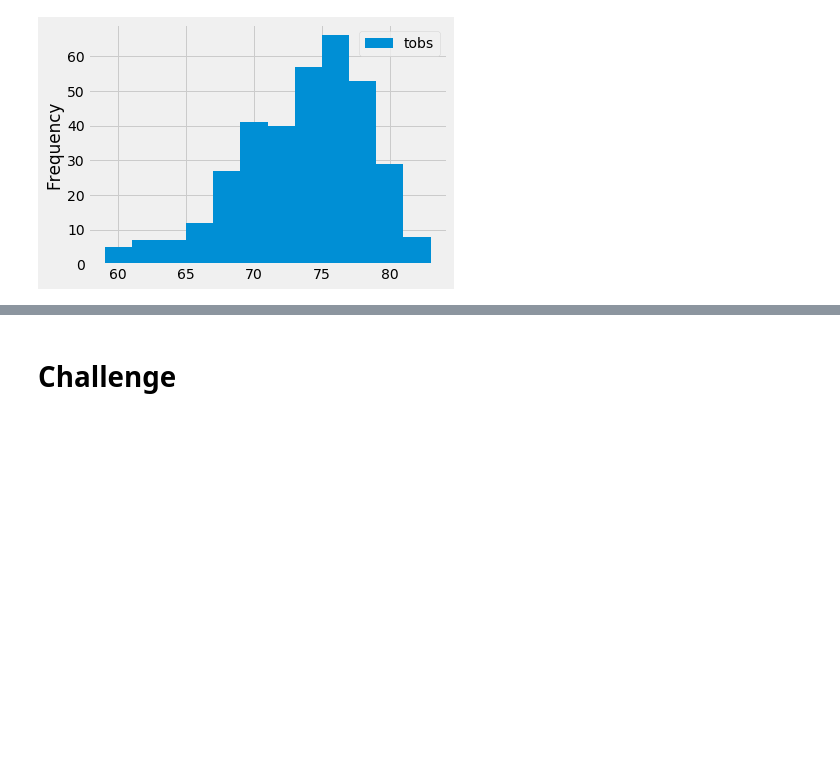
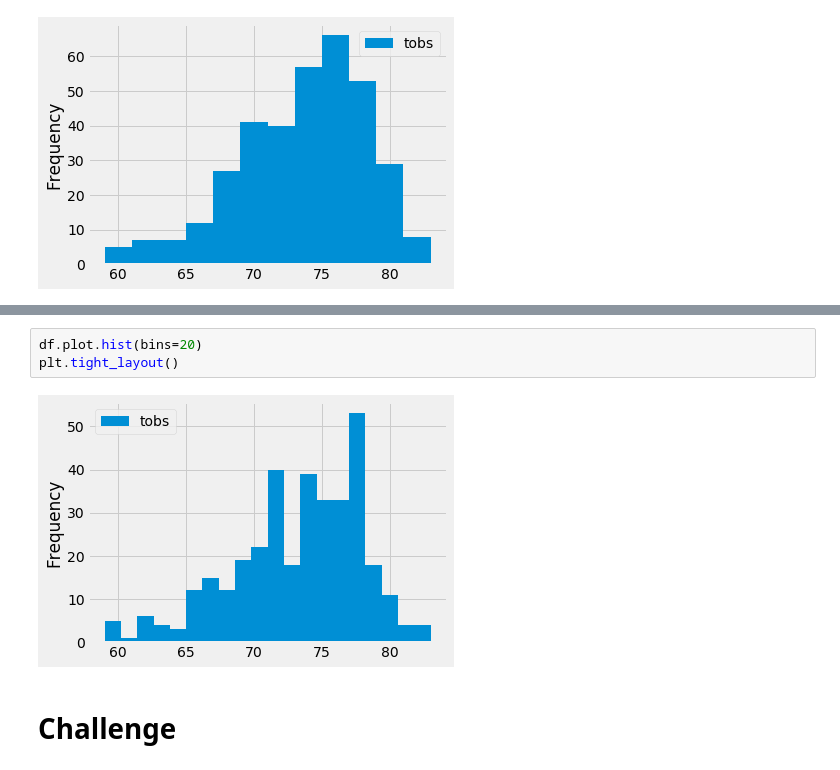
Before and after one commit to WagnerLisaK/Surfs_Up, a Jupyter notebook: climate_analysis.ipynb, the cells around one changed output, grey strips where cells are left out. Drawn from its saved outputs; the diff is of its cells as text; blank space fills up the shorter version.

```diff
--- a/climate_analysis.ipynb
+++ b/climate_analysis.ipynb
@@ -141,2 +146,7 @@ plt.tight_layout()
+# %%
+df.plot.hist(bins=20)
+plt.tight_layout()
+# %% [output]
+[figure, added]
 # %% [markdown]
 # Challenge
```
Also changed, not shown: parts of 1 cell of this notebook, 1 other file.
